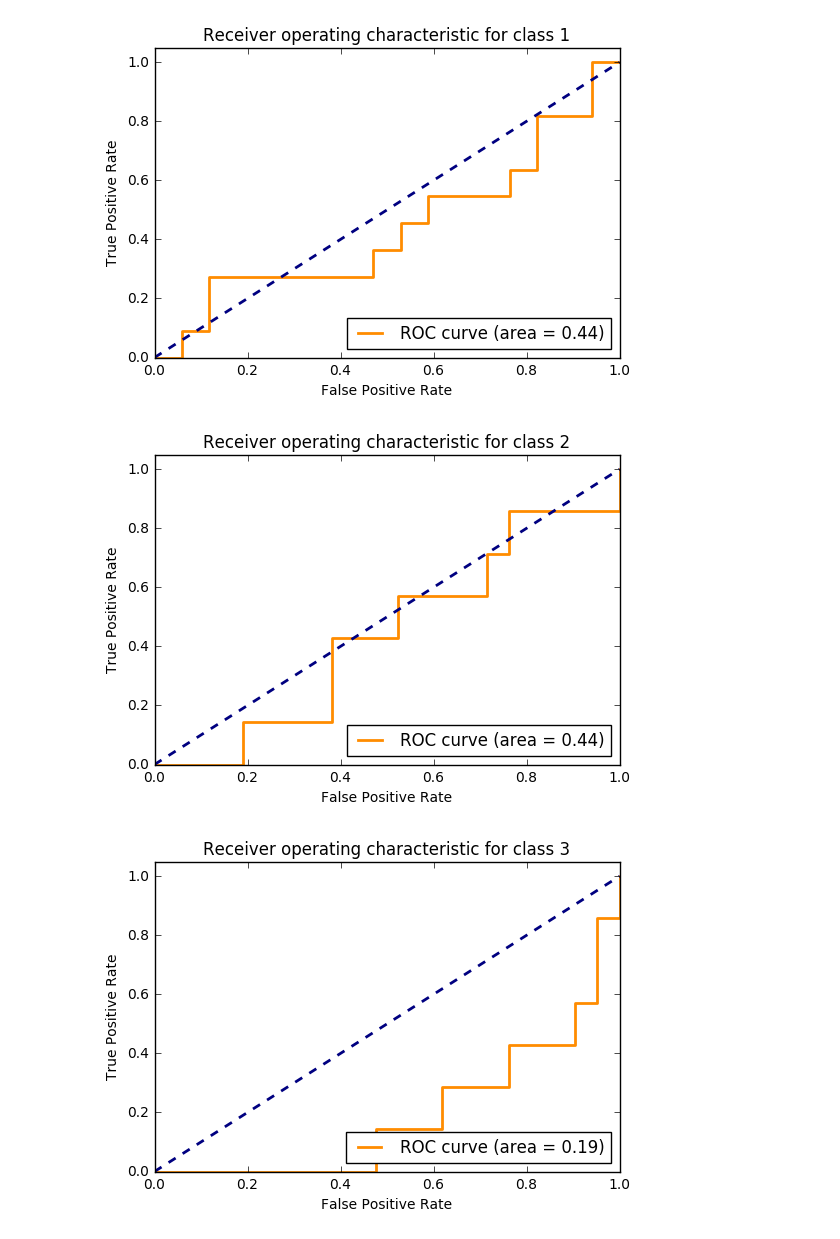
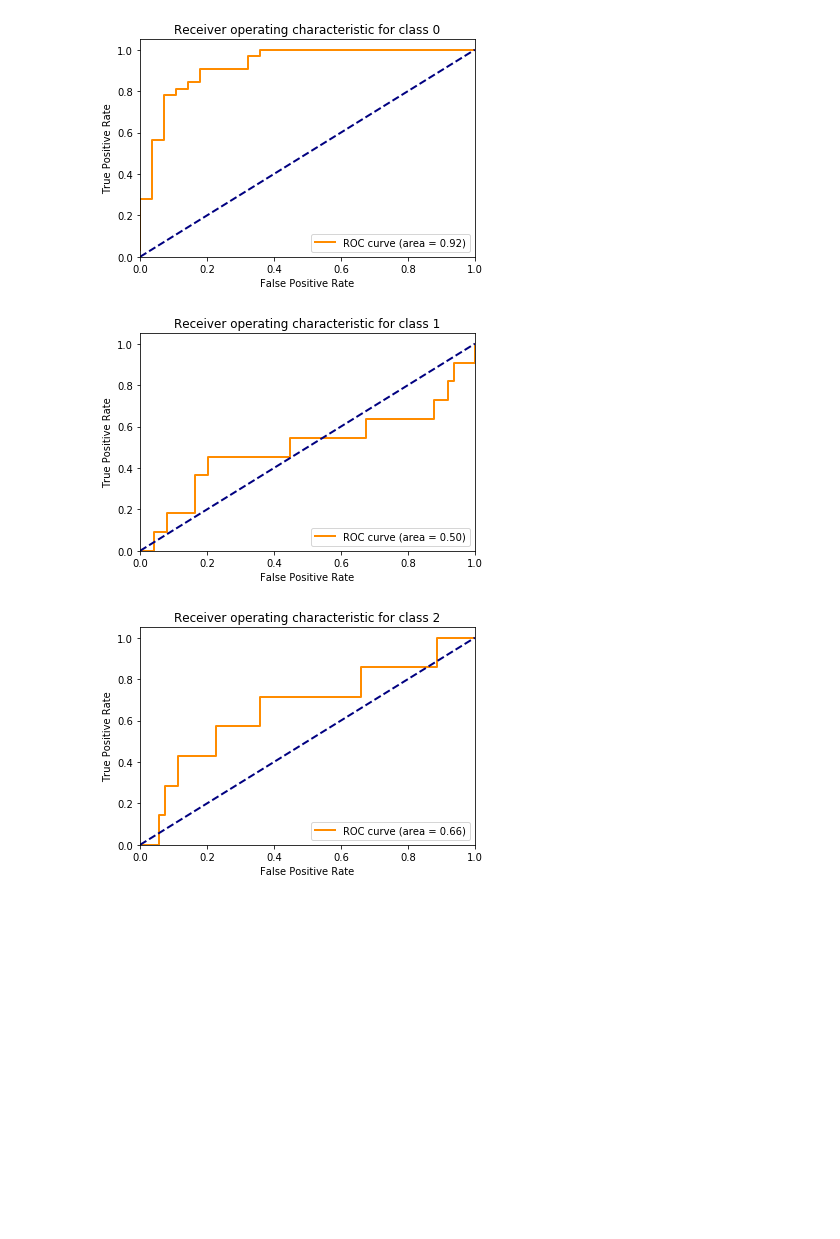
Before and after one commit to gabrielmatos26/Ova-and-Ava-classifiers, a Jupyter notebook: heart_ovo.ipynb, the cells around one changed output. Cells and saved outputs as stored; diff of their text form; code cells hidden in the pictures; blank space fills up the shorter version.

Commit message:
fixed problem on roc curve generation

```diff
--- a/heart_ovo.ipynb
+++ b/heart_ovo.ipynb
@@ -18,7 +18,7 @@ from itertools import combinations
 def filterDataset(data):
     invalidIndexes = []
     for row in data.itertuples():
-        if '?' in row or row.num == 0:
+        if '?' in row:
             invalidIndexes.append(row[0])
     new_data = data.drop(data.index[invalidIndexes])
     cols = list(new_data.columns)
@@ -58,15 +64,18 @@ def train_and_test():
 # %%
-targetTest = 0
+targetTests = []
 scores = []
-y_score_final = 0
+probas_final = []
 iterations = 50
 for i in tqdm(range(iterations)):
-    score, y_score = train_and_test()
+    score, probas = train_and_test()
     scores.append(score)
-    y_score_final += y_score
+    probas_final.append(probas)
 
+#use the target split related to the best accuracy
+target = targetTests[np.argmax(scores)]
+proba = probas_final[np.argmax(scores)]
 scores = np.asarray(scores)
-print(scores.mean())
-print(scores.std())
-y_score_final /= iterations
+print("best: ", np.max(scores))
+print("avg: ", scores.mean())
+print("std: ", scores.std())
 # %% [output]
@@ -75,32 +85,32 @@ y_score_final /= iterations
 # %%
 #Compute ROC curve and ROC area for each class
 fpr = dict()
 tpr = dict()
 roc_auc = dict()
-target_bin = label_binarize(targetTest, classes=[1, 2, 3, 4])
+target_bin = label_binarize(target, classes=[0, 1, 2, 3, 4])
 #for i in range(5):
 #test removing healthy patients
-for i in range(4):
-    fpr[i], tpr[i], _ = roc_curve(target_bin[:, i], y_score_final[:, i])
+for i in range(5):
+    fpr[i], tpr[i], _ = roc_curve(target_bin[:, i], proba[:, i])
     roc_auc[i] = auc(fpr[i], tpr[i])
 
 #for i in range(5):
 #test removing healthy patients
-for i in range(4):
+for i in range(5):
     plt.figure()
     lw = 2
     plt.plot(fpr[i], tpr[i], color='darkorange',
              lw=lw, label='ROC curve (area = %0.2f)' % roc_auc[i])
     plt.plot([0, 1], [0, 1], color='navy', lw=lw, linestyle='--')
     plt.xlim([0.0, 1.0])
     plt.ylim([0.0, 1.05])
     plt.xlabel('False Positive Rate')
     plt.ylabel('True Positive Rate')
-    plt.title('Receiver operating characteristic for class ' + str(i+1))
+    plt.title('Receiver operating characteristic for class ' + str(i))
     plt.legend(loc="lower right")
 
     plt.show()
 # %% [output]
-[figure, old version]
+[figure, new version]
-[figure, old version]
+[figure, new version]
-[figure, old version]
+[figure, new version]
```
Also changed, not shown: parts of 4 cells of this notebook, 4 other files.
